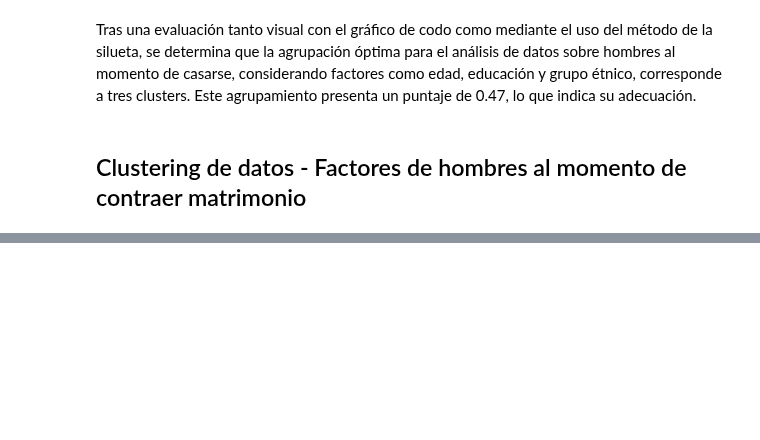
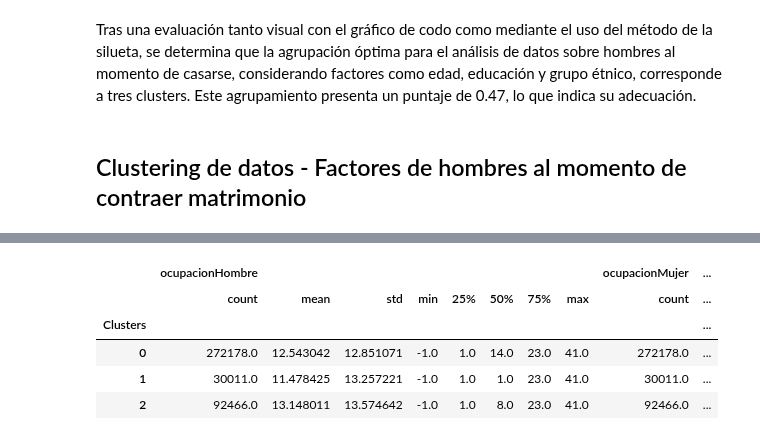
Before and after one commit to MGonza20/Proyecto1_MD, a Jupyter notebook: proyecto_final.ipynb, the cells around one changed output, grey strips where cells are left out. Saved outputs shown, nothing was run; the diff lists cells and outputs as text; code cells hidden in the pictures; blank space fills up the shorter version.

```diff
--- a/proyecto_final.ipynb
+++ b/proyecto_final.ipynb
@@ -1074,0 +1066,13 @@ data_final.groupby('Clusters').describe()
+# %%
+# show all columns
+pd.set_option('display.max_columns', None)
+
+# describir los clusters
+data_final.groupby('Clusters').describe()
+# %% [output]
+|  | ocupacionHombre |  |  |  |  |  |  |  | ocupacionMujer | ... |
+|  | count | mean | std | min | 25% | 50% | 75% | max | count | ... |
+| Clusters |  |  |  |  |  |  |  |  |  | ... |
+| 0 | 272178.0 | 12.543042 | 12.851071 | -1.0 | 1.0 | 14.0 | 23.0 | 41.0 | 272178.0 | ... |
+| 1 | 30011.0 | 11.478425 | 13.257221 | -1.0 | 1.0 | 1.0 | 23.0 | 41.0 | 30011.0 | ... |
+| 2 | 92466.0 | 13.148011 | 13.574642 | -1.0 | 1.0 | 8.0 | 23.0 | 41.0 | 92466.0 | ... |
```
Also changed, not shown: parts of 2 cells of this notebook.
